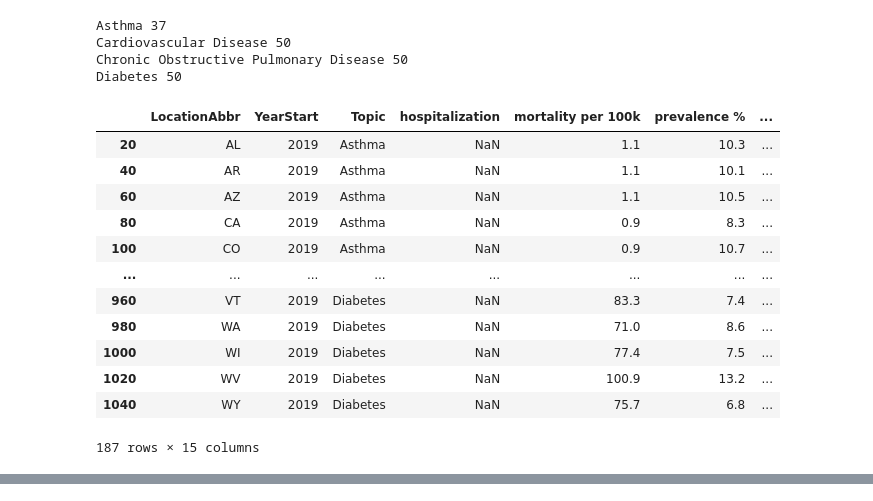
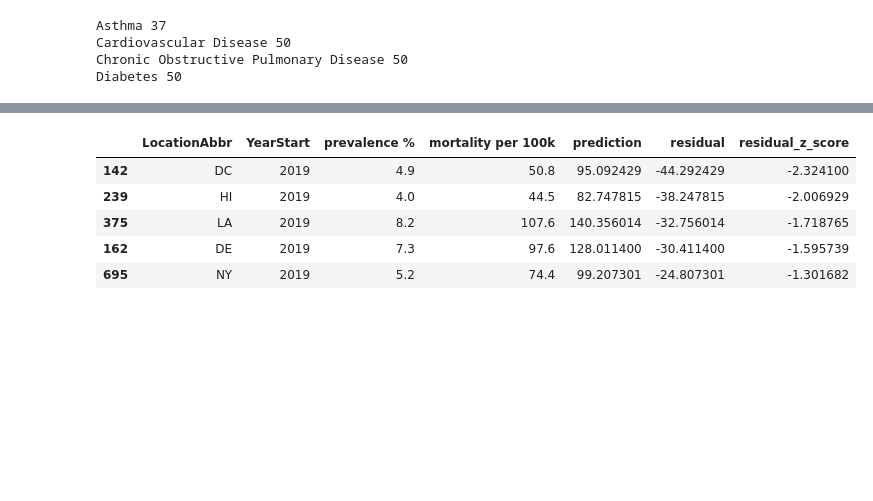
Before and after one commit to john-fillingim/module_project_1, a Jupyter notebook: src/eda_exploration.ipynb, the cells around one changed output, grey strips where cells are left out. Drawn from its saved outputs; the diff is of its cells as text; code cells hidden in the pictures; blank space fills up the shorter version.

Commit message:
Add exploratory notebooks for data cleaning and EDA

```diff
--- a/src/eda_analyze.ipynb
+++ b/src/eda_exploration.ipynb
@@ -4,7 +4,7 @@ import pandas as pd
 import numpy as np
 import matplotlib.pyplot as plt
 # %%
-panel_df = pd.read_csv("../data/clean/panel.csv")
+panel_df = pd.read_csv("../data/clean/panel_verify.csv")
 # %%
 cvd_all = panel_df[panel_df['Topic']=='Cardiovascular Disease']
 for year in [2019, 2020, 2021, 2022, 2023]:
@@ -200,19 +191,5 @@ copd_worst
 # %%
 results_df
-# %% [output]
-|  | LocationAbbr | YearStart | Topic | hospitalization | mortality per 100k | prevalence % | ... |
-| 20 | AL | 2019 | Asthma | NaN | 1.1 | 10.3 | ... |
-| 40 | AR | 2019 | Asthma | NaN | 1.1 | 10.1 | ... |
-| 60 | AZ | 2019 | Asthma | NaN | 1.1 | 10.5 | ... |
-| 80 | CA | 2019 | Asthma | NaN | 0.9 | 8.3 | ... |
-| 100 | CO | 2019 | Asthma | NaN | 0.9 | 10.7 | ... |
-| ... | ... | ... | ... | ... | ... | ... | ... |
-| 960 | VT | 2019 | Diabetes | NaN | 83.3 | 7.4 | ... |
-| 980 | WA | 2019 | Diabetes | NaN | 71.0 | 8.6 | ... |
-| 1000 | WI | 2019 | Diabetes | NaN | 77.4 | 7.5 | ... |
-| 1020 | WV | 2019 | Diabetes | NaN | 100.9 | 13.2 | ... |
-| 1040 | WY | 2019 | Diabetes | NaN | 75.7 | 6.8 | ... |
-187 rows × 15 columns
 # %%
 # Let's focus on each disease at a time
 
@@ -241,3 +218,16 @@ diabetes_worst
 | 516 | MS | 2019 | 13.5 | 118.5 | 88.806982 | 29.693018 | 1.675404 | ... |
 | 476 | MN | 2019 | 7.9 | 87.9 | 65.895653 | 22.004347 | 1.241577 | ... |
 | 756 | OR | 2019 | 7.5 | 85.9 | 64.259129 | 21.640871 | 1.221068 | ... |
+# %%
+# COPD best/worst
+copd_res = results_df.loc[results_df['Topic'] == 'Chronic Obstructive Pulmonary Disease']
+copd_agg = copd_res[['LocationAbbr', 'YearStart', 'prevalence %', 'mortality per 100k', 'prediction', 'residual', 'residual_z_score']].sort_values('residual_z_score')
+copd_best = copd_agg.head(5)
+copd_best
+# %% [output]
+|  | LocationAbbr | YearStart | prevalence % | mortality per 100k | prediction | residual | residual_z_score |
+| 142 | DC | 2019 | 4.9 | 50.8 | 95.092429 | -44.292429 | -2.324100 |
+| 239 | HI | 2019 | 4.0 | 44.5 | 82.747815 | -38.247815 | -2.006929 |
+| 375 | LA | 2019 | 8.2 | 107.6 | 140.356014 | -32.756014 | -1.718765 |
+| 162 | DE | 2019 | 7.3 | 97.6 | 128.011400 | -30.411400 | -1.595739 |
+| 695 | NY | 2019 | 5.2 | 74.4 | 99.207301 | -24.807301 | -1.301682 |
```
Also changed, not shown: parts of 18 cells of this notebook, 1 other file.
